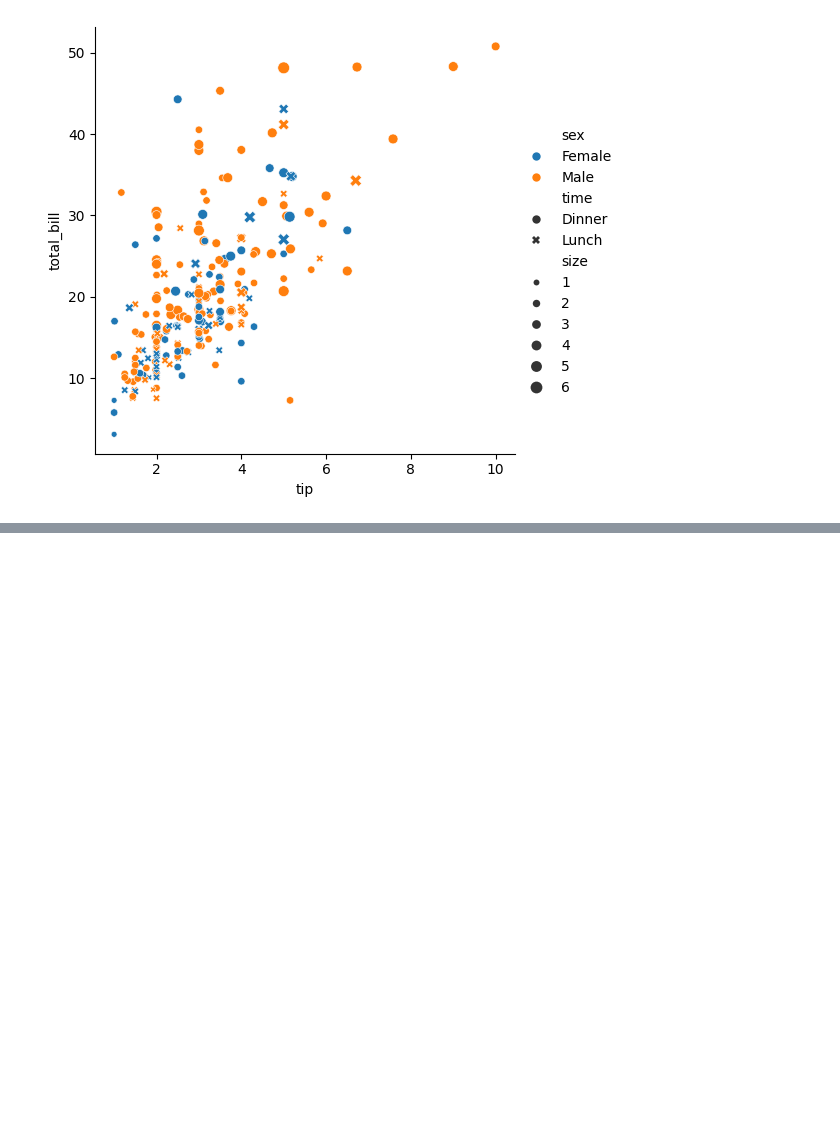
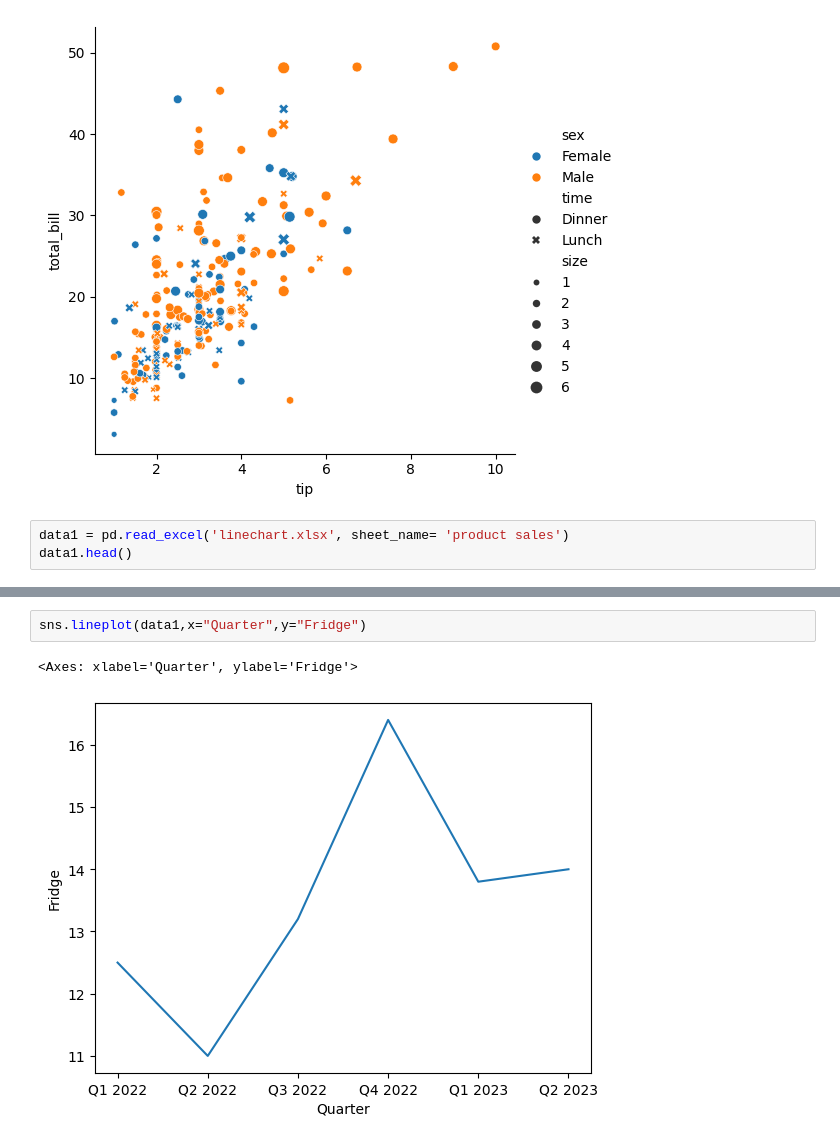
Before and after one commit to redwanhasan07208212/python-basic, a Jupyter notebook: Class_8/SeabornPrac.ipynb, the cells around one changed output, grey strips where cells are left out. Drawn from its saved outputs; the diff is of its cells as text; blank space fills up the shorter version.

Commit message:
seaborn lineplot

```diff
--- a/Class_8/SeabornPrac.ipynb
+++ b/Class_8/SeabornPrac.ipynb
@@ -65,3 +65,6 @@ sns.relplot(tips,x='tip',y='total_bill',kind='scatter',hue='sex',style='time',si
 # %% [output]
 <seaborn.axisgrid.FacetGrid at 0x...>
 [figure]
+# %%
+data1 = pd.read_excel('linechart.xlsx', sheet_name= 'product sales')
+data1.head()
@@ -67,0 +78,5 @@ sns.relplot(tips,x='tip',y='total_bill',kind='scatter',hue='sex',style='time',si
+# %%
+sns.lineplot(data1,x="Quarter",y="Fridge")
+# %% [output]
+<Axes: xlabel='Quarter', ylabel='Fridge'>
+[figure, added]
```
Also changed, not shown: parts of 1 cell of this notebook.
